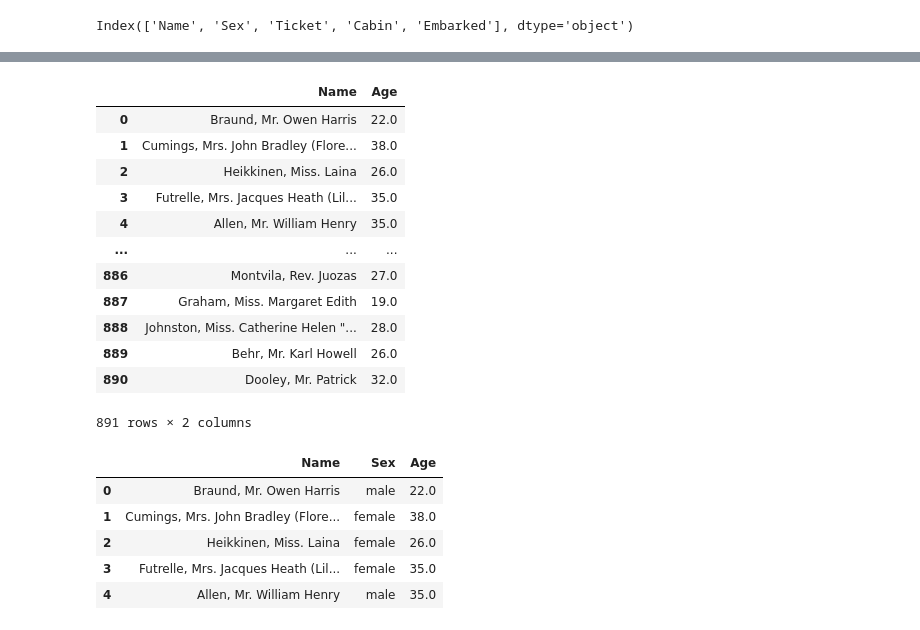
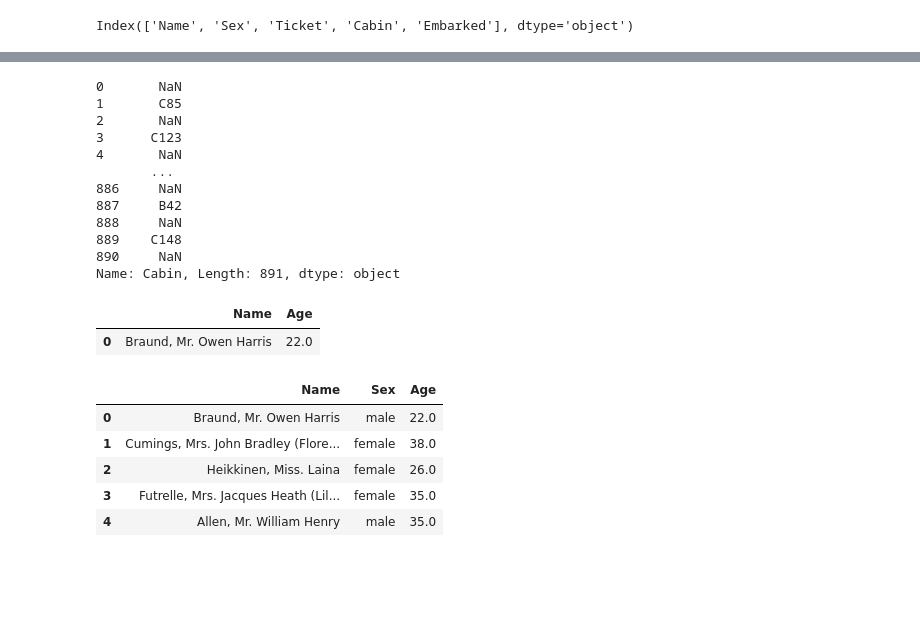
Before and after one commit to anil-k-rajamoni18/PythonLearn, a Jupyter notebook: ADVANCE_CONCEPTS/ML/Pandas_1.ipynb, the cells around one changed output, grey strips where cells are left out. Drawn from its saved outputs; the diff is of its cells as text; code cells hidden in the pictures; blank space fills up the shorter version.

```diff
--- a/ADVANCE_CONCEPTS/ML/Pandas.ipynb
+++ b/ADVANCE_CONCEPTS/ML/Pandas_1.ipynb
@@ -292,19 +384,23 @@ titanic_train["Cabin"]
 Name: Cabin, Length: 891, dtype: object
+# %%
+titanic_train.Cabin
+# %% [output]
+0       NaN
+1       C85
+2       NaN
+3      C123
+4       NaN
+       ...
+886     NaN
+887     B42
+888     NaN
+889    C148
+890     NaN
+Name: Cabin, Length: 891, dtype: object
 # %%
-titanic_train[['Name','Age']] [0:20:2]
+titanic_train[['Name','Age']] [0:1]
 # %% [output]
 |  | Name | Age |
 | 0 | Braund, Mr. Owen Harris | 22.0 |
-| 1 | Cumings, Mrs. John Bradley (Flore... | 38.0 |
-| 2 | Heikkinen, Miss. Laina | 26.0 |
-| 3 | Futrelle, Mrs. Jacques Heath (Lil... | 35.0 |
-| 4 | Allen, Mr. William Henry | 35.0 |
-| ... | ... | ... |
-| 886 | Montvila, Rev. Juozas | 27.0 |
-| 887 | Graham, Miss. Margaret Edith | 19.0 |
-| 888 | Johnston, Miss. Catherine Helen "... | 28.0 |
-| 889 | Behr, Mr. Karl Howell | 26.0 |
-| 890 | Dooley, Mr. Patrick | 32.0 |
-891 rows × 2 columns
 # %%
 #silcing
```
Also changed, not shown: parts of 95 cells of this notebook, 6 other files.
